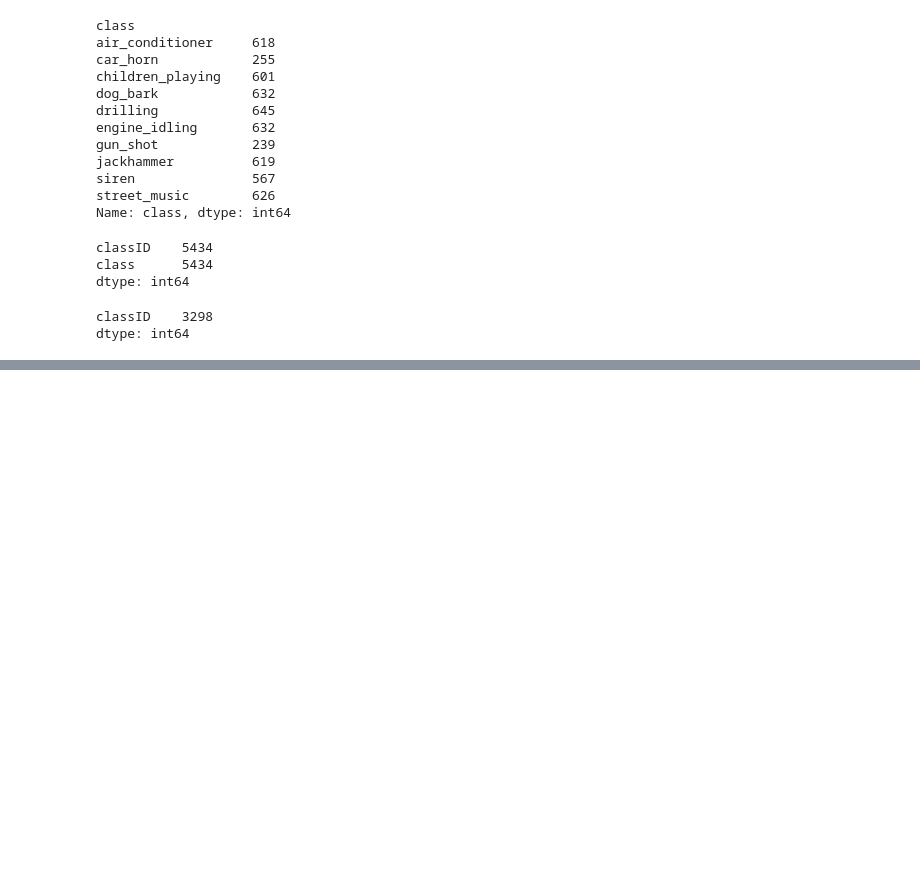
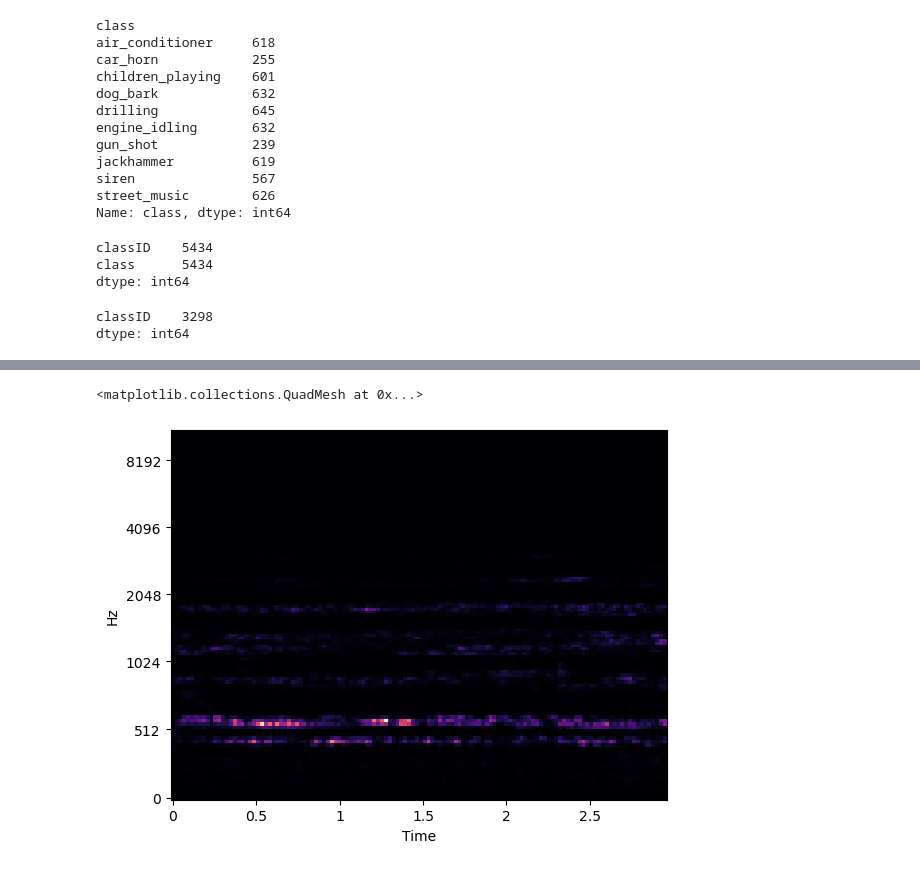
Before and after one commit to pascalsto/Urban-Sound-Classification, a Jupyter notebook: Classification.ipynb, the cells around one changed output, grey strips where cells are left out. Saved outputs shown, nothing was run; the diff lists cells and outputs as text; code cells hidden in the pictures; blank space fills up the shorter version.

Commit message:
erstes spectrogram funktioniert

```diff
--- a/Classification.ipynb
+++ b/Classification.ipynb
@@ -115,0 +158,6 @@ dtype: int64
+# %%
+# sample-1: spectrogram
+librosa.display.specshow(ps, y_axis='mel', x_axis='time')
+# %% [output]
+<matplotlib.collections.QuadMesh at 0x...>
+[figure, added]
```
Also changed, not shown: parts of 5 cells of this notebook.
